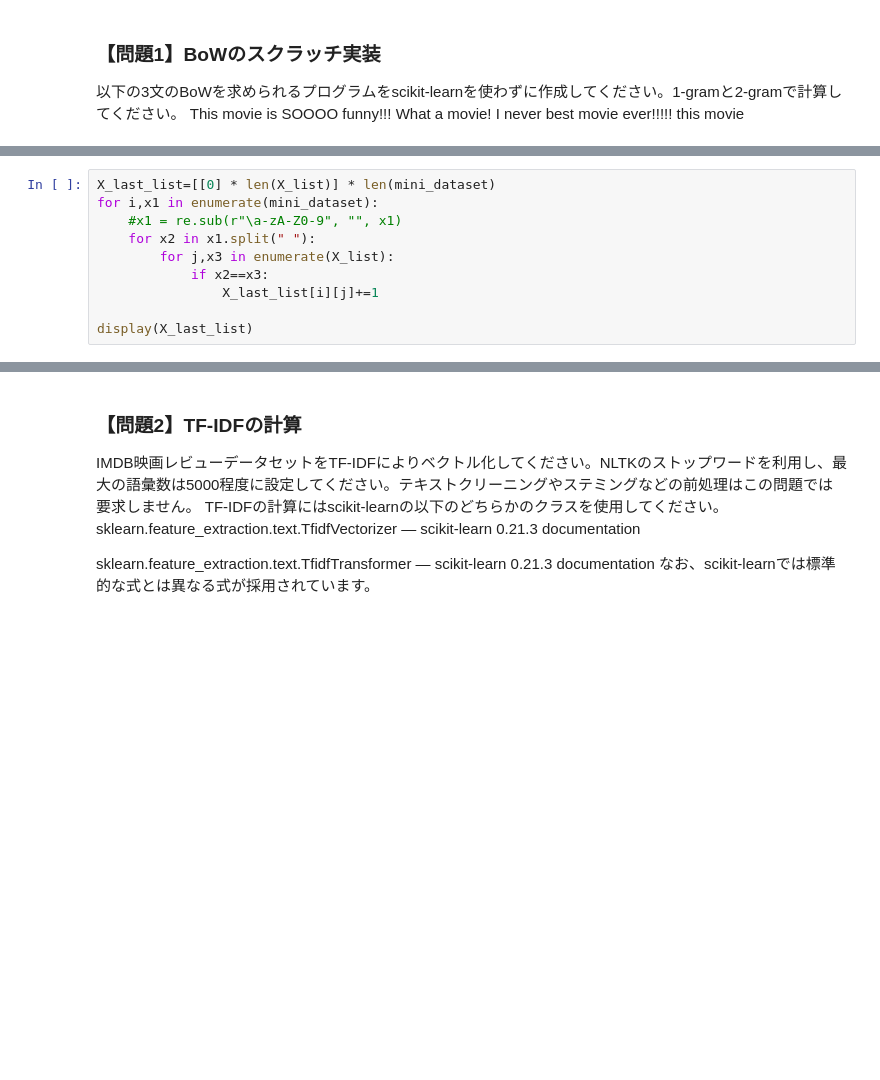
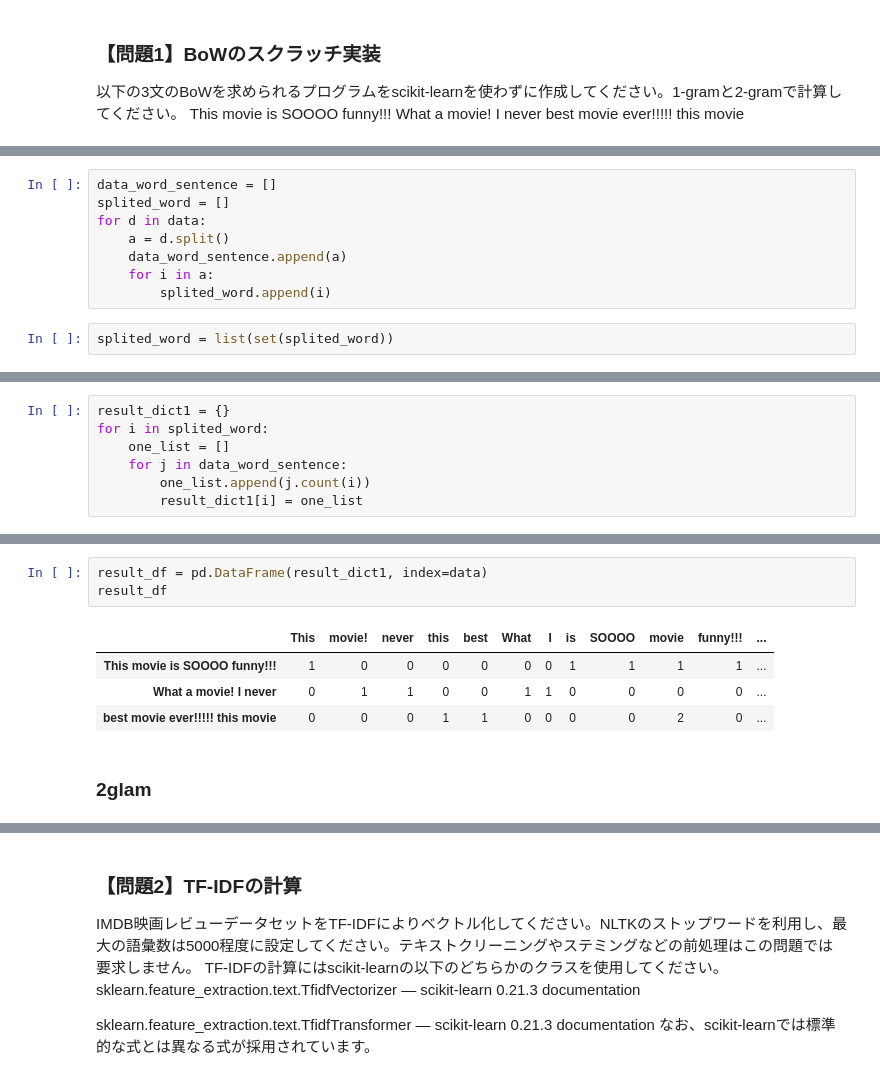
Before and after one commit to YousukeAnai/diveintocode-ml, a Jupyter notebook: Sprint21.ipynb, the cells around one changed output, grey strips where cells are left out. Cells and saved outputs as stored; diff of their text form; blank space fills up the shorter version.

```diff
--- a/Sprint21.ipynb
+++ b/Sprint21.ipynb
@@ -263,10 +151,0 @@ SyntaxError: invalid syntax (<ipython-input-44-ddd60d950cf9>, line 5)
-# %%
-X_last_list=[[0] * len(X_list)] * len(mini_dataset)
-for i,x1 in enumerate(mini_dataset):
-    #x1 = re.sub(r"\a-zA-Z0-9", "", x1)
-    for x2 in x1.split(" "):
-        for j,x3 in enumerate(X_list):
-            if x2==x3:
-                X_last_list[i][j]+=1
-
-display(X_last_list)
@@ -279,0 +154,10 @@ TypeError: expected string or bytes-like object
+# %%
+data_word_sentence = []
+splited_word = []
+for d in data:
+    a = d.split()
+    data_word_sentence.append(a)
+    for i in a:
+        splited_word.append(i)
+# %%
+splited_word = list(set(splited_word))
@@ -279,0 +186,7 @@ TypeError: expected string or bytes-like object
+# %%
+result_dict1 = {}
+for i in splited_word:
+    one_list = []
+    for j in data_word_sentence:
+        one_list.append(j.count(i))
+        result_dict1[i] = one_list
@@ -279,0 +209,10 @@ TypeError: expected string or bytes-like object
+# %%
+result_df = pd.DataFrame(result_dict1, index=data)
+result_df
+# %% [output]
+|  | This | movie! | never | this | best | What | I | is | SOOOO | movie | funny!!! | ... |
+| This movie is SOOOO funny!!! | 1 | 0 | 0 | 0 | 0 | 0 | 0 | 1 | 1 | 1 | 1 | ... |
+| What a movie! I never | 0 | 1 | 1 | 0 | 0 | 1 | 1 | 0 | 0 | 0 | 0 | ... |
+| best movie ever!!!!! this movie | 0 | 0 | 0 | 1 | 1 | 0 | 0 | 0 | 0 | 2 | 0 | ... |
+# %% [markdown]
+### 2glam
```
Also changed, not shown: parts of 50 cells of this notebook.
